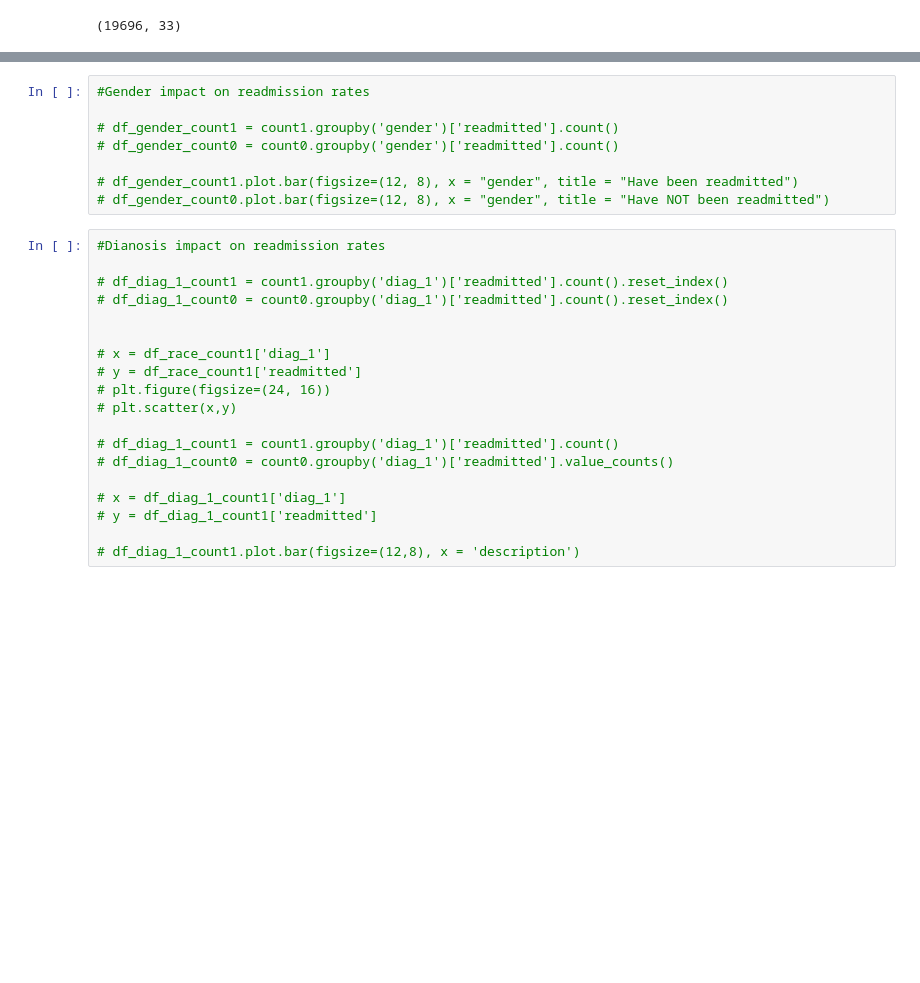
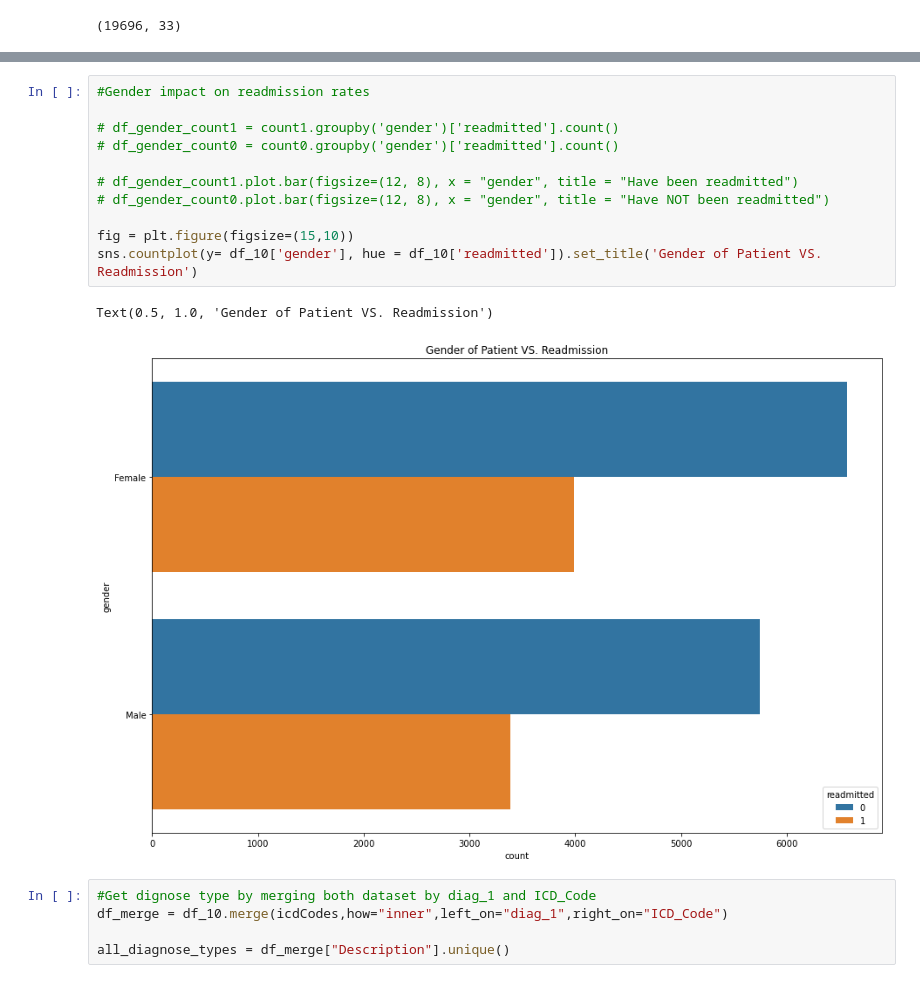
Before and after one commit to sufyaans/bigdata_cw2, a Jupyter notebook: 193_solution.ipynb, the cells around one changed output, grey strips where cells are left out. Cells and saved outputs as stored; diff of their text form; blank space fills up the shorter version.

```diff
--- a/193_solution.ipynb
+++ b/193_solution.ipynb
@@ -398,27 +358,19 @@ count0 = df_10[df_10['readmitted'] == "0"] #All NOT readmitted
 # %%
 #Gender impact on readmission rates
 
 # df_gender_count1 = count1.groupby('gender')['readmitted'].count()
 # df_gender_count0 = count0.groupby('gender')['readmitted'].count()
 
 # df_gender_count1.plot.bar(figsize=(12, 8), x = "gender", title = "Have been readmitted")
 # df_gender_count0.plot.bar(figsize=(12, 8), x = "gender", title = "Have NOT been readmitted")
+
+fig = plt.figure(figsize=(15,10))
+sns.countplot(y= df_10['gender'], hue = df_10['readmitted']).set_title('Gender of Patient VS. Readmission')
+# %% [output]
+Text(0.5, 1.0, 'Gender of Patient VS. Readmission')
+[figure, added]
-# %%
-#Dianosis impact on readmission rates
-
-# df_diag_1_count1 = count1.groupby('diag_1')['readmitted'].count().reset_index()
-# df_diag_1_count0 = count0.groupby('diag_1')['readmitted'].count().reset_index()
-
-
-# x = df_race_count1['diag_1']
-# y = df_race_count1['readmitted']
-# plt.figure(figsize=(24, 16))
-# plt.scatter(x,y)
-
-# df_diag_1_count1 = count1.groupby('diag_1')['readmitted'].count()
-# df_diag_1_count0 = count0.groupby('diag_1')['readmitted'].value_counts()
-
-# x = df_diag_1_count1['diag_1']
-# y = df_diag_1_count1['readmitted']
-
-# df_diag_1_count1.plot.bar(figsize=(12,8), x = 'description')
+# %%
+#Get dignose type by merging both dataset by diag_1 and ICD_Code
+df_merge = df_10.merge(icdCodes,how="inner",left_on="diag_1",right_on="ICD_Code")
+
+all_diagnose_types = df_merge["Description"].unique()
```
Also changed, not shown: parts of 30 cells of this notebook.
